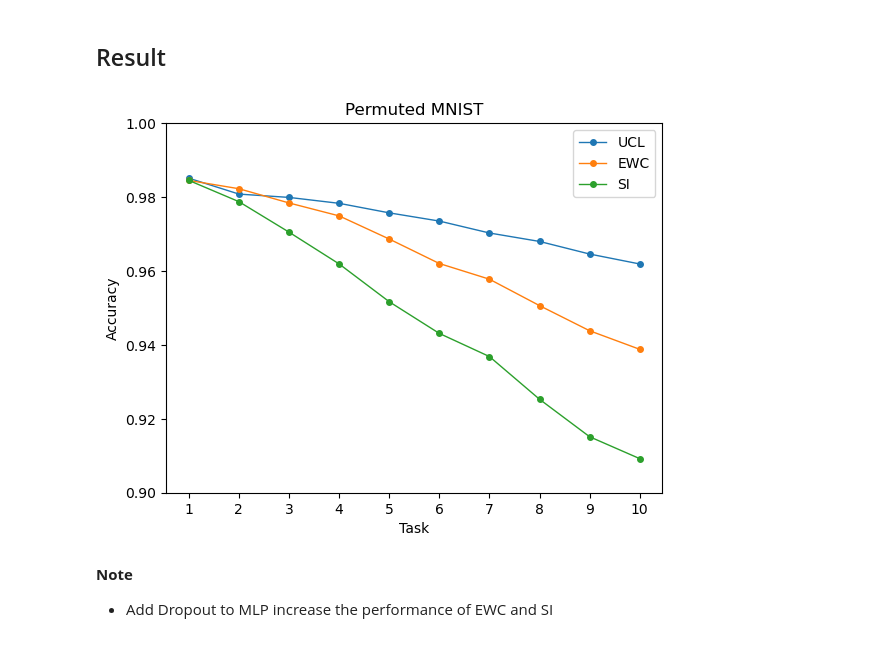
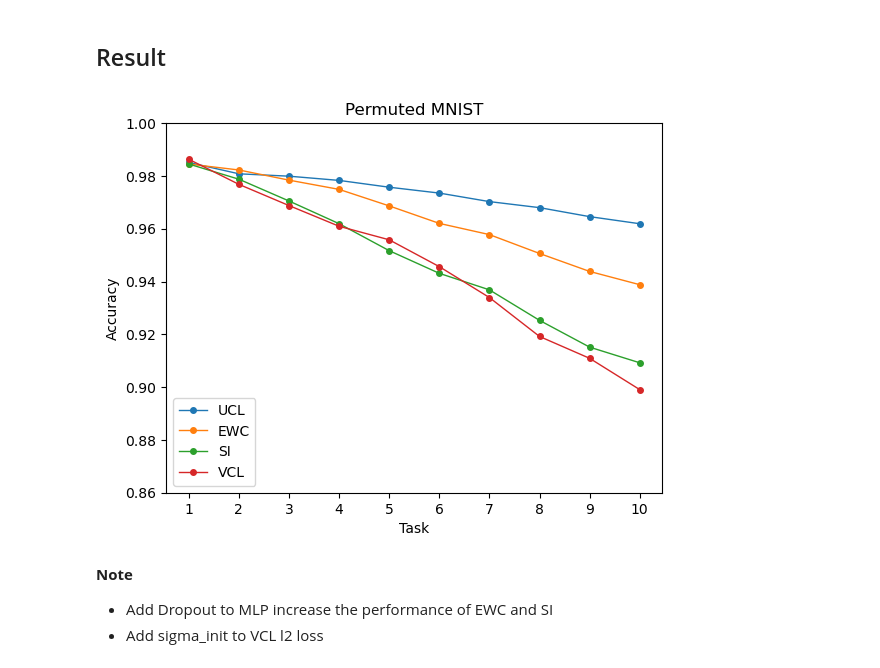
Before and after one commit to Minhchuyentoancbn/Continual-Learning, a Jupyter notebook: UCL/permute_mnist.ipynb, the cells around one changed output. Drawn from its saved outputs; the diff is of its cells as text; code cells hidden in the pictures.

```diff
--- a/UCL/permute_mnist.ipynb
+++ b/UCL/permute_mnist.ipynb
@@ -403,23 +507,26 @@ Done!
 # %%
 # Load results
 acc_ucl = np.loadtxt('./result_data/pmnist_ucl_42_alpha_0.01_beta_0.03000_ratio_0.5000_lr_0.001_units_400_batch_256_epoch_100.txt')
 acc_ewc = np.loadtxt('./result_data/pmnist_ewc_42_lamb_400_lr_0.001_units_400_batch_256_epoch_100.txt')
 acc_si = np.loadtxt('./result_data/pmnist_si_42_c_0.03_lr_0.001_units_400_batch_256_epoch_100.txt')
+acc_vcl = np.loadtxt('./result_data/pmnist_vcl_42_numsample_10_ratio_0.5000_lr_0.001_units_400_batch_256_epoch_200.txt')
 
 tasks = np.arange(1, 11)
 
 plt.plot(tasks, acc_ucl.sum(axis=1) / tasks, '-o', label='UCL', lw=1, markersize=4)
 plt.plot(tasks, acc_ewc.sum(axis=1) / tasks, '-o', label='EWC', lw=1, markersize=4)
 plt.plot(tasks, acc_si.sum(axis=1) / tasks, '-o', label='SI', lw=1, markersize=4)
+plt.plot(tasks, acc_vcl.sum(axis=1) / tasks, '-o', label='VCL', lw=1, markersize=4)
 plt.title('Permuted MNIST')
 plt.xlabel('Task')
 plt.ylabel('Accuracy')
 plt.xticks(tasks)
-plt.ylim(0.9, 1)
+plt.ylim(0.86, 1)
 plt.legend()
 plt.show()
 # %% [output]
-[figure, old version]
+[figure, new version]
 # %% [markdown]
 __Note__
 - Add Dropout to MLP increase the performance of EWC and SI
+- Add sigma_init to VCL l2 loss
```
Also changed, not shown: parts of 6 cells of this notebook, 4 other files.
